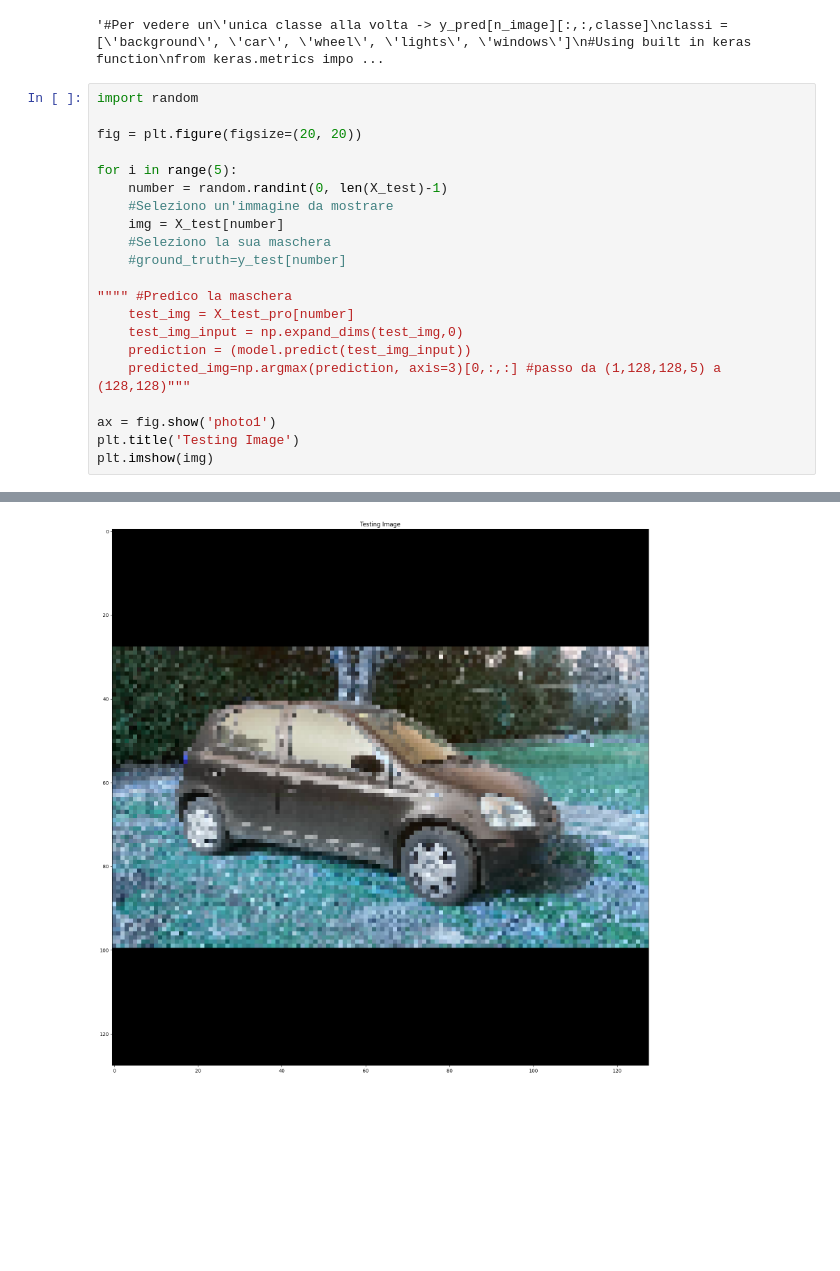
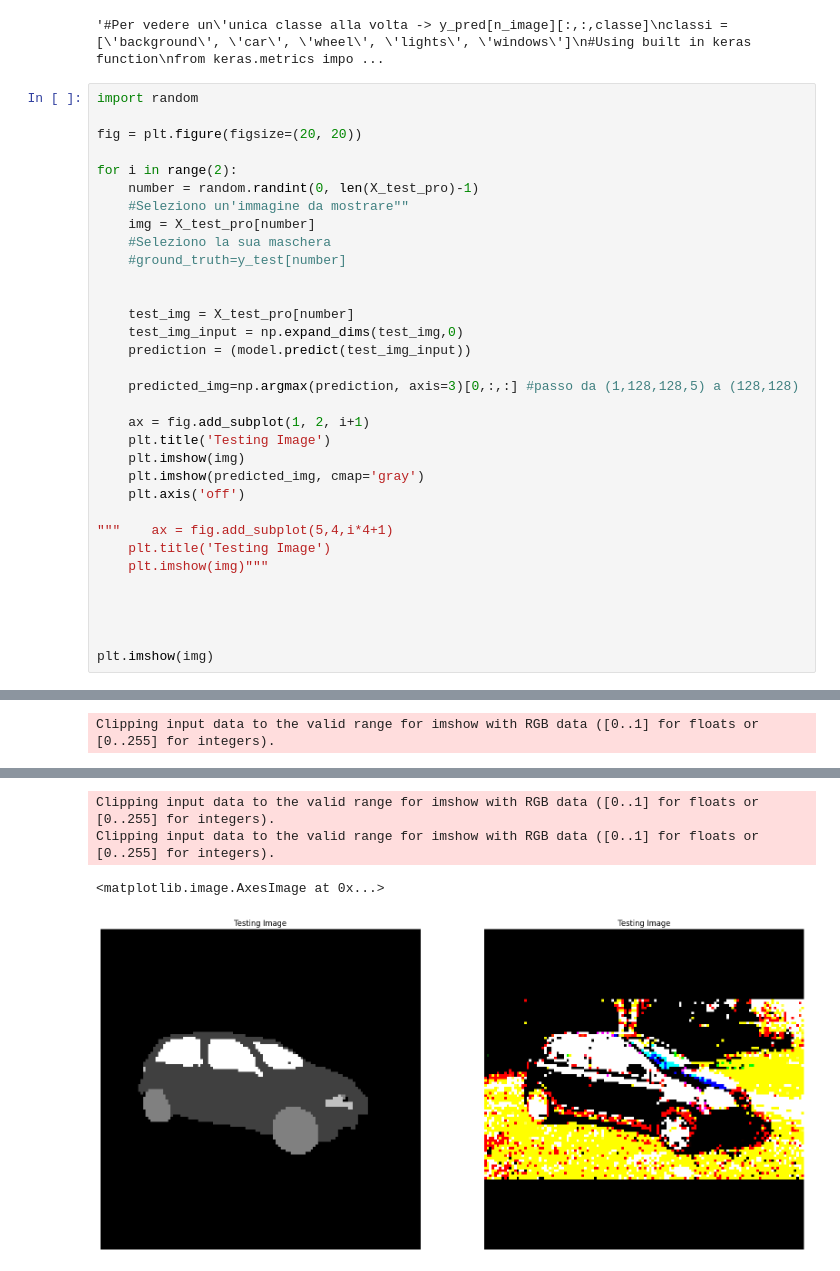
Before and after one commit to ele10-code/Deep_Learning, a Jupyter notebook: Risultati_ FPN_VGG16_our_car.ipynb, the cells around one changed output, grey strips where cells are left out. Drawn from its saved outputs; the diff is of its cells as text; blank space fills up the shorter version.

```diff
--- a/Risultati_ FPN_VGG16_our_car.ipynb
+++ b/Risultati_ FPN_VGG16_our_car.ipynb
@@ -246,20 +261,32 @@ import random
 
 fig = plt.figure(figsize=(20, 20))
 
-for i in range(5):
-    number = random.randint(0, len(X_test)-1)
-    #Seleziono un'immagine da mostrare
-    img = X_test[number]
+for i in range(2):
+    number = random.randint(0, len(X_test_pro)-1)
+    #Seleziono un'immagine da mostrare""
+    img = X_test_pro[number]
     #Seleziono la sua maschera
     #ground_truth=y_test[number]
 
-"""" #Predico la maschera
+
     test_img = X_test_pro[number]
     test_img_input = np.expand_dims(test_img,0)
     prediction = (model.predict(test_img_input))
-    predicted_img=np.argmax(prediction, axis=3)[0,:,:] #passo da (1,128,128,5) a (128,128)"""
 
-ax = fig.show('photo1')
-plt.title('Testing Image')
+    predicted_img=np.argmax(prediction, axis=3)[0,:,:] #passo da (1,128,128,5) a (128,128)
+
+    ax = fig.add_subplot(1, 2, i+1)
+    plt.title('Testing Image')
+    plt.imshow(img)
+    plt.imshow(predicted_img, cmap='gray')
+    plt.axis('off')
+
+"""    ax = fig.add_subplot(5,4,i*4+1)
+    plt.title('Testing Image')
+    plt.imshow(img)"""
+
+
+
+
 plt.imshow(img)
 # %% [output]
@@ -266,0 +294 @@ plt.imshow(img)
+Clipping input data to the valid range for imshow with RGB data ([0..1] for floats or [0..255] for integers).
@@ -267 +296,4 @@ plt.imshow(img)
+Clipping input data to the valid range for imshow with RGB data ([0..1] for floats or [0..255] for integers).
+Clipping input data to the valid range for imshow with RGB data ([0..1] for floats or [0..255] for integers).
+<matplotlib.image.AxesImage at 0x...>
-[figure, old version]
+[figure, new version]
```
Also changed, not shown: parts of 5 cells of this notebook.
